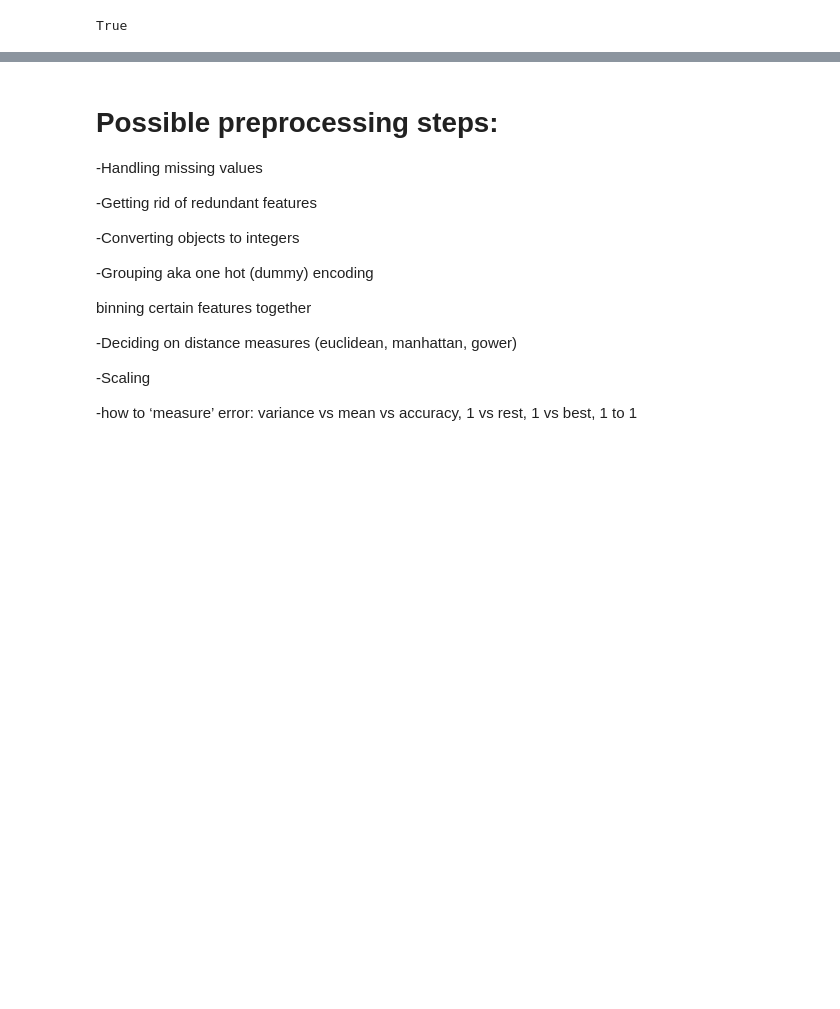
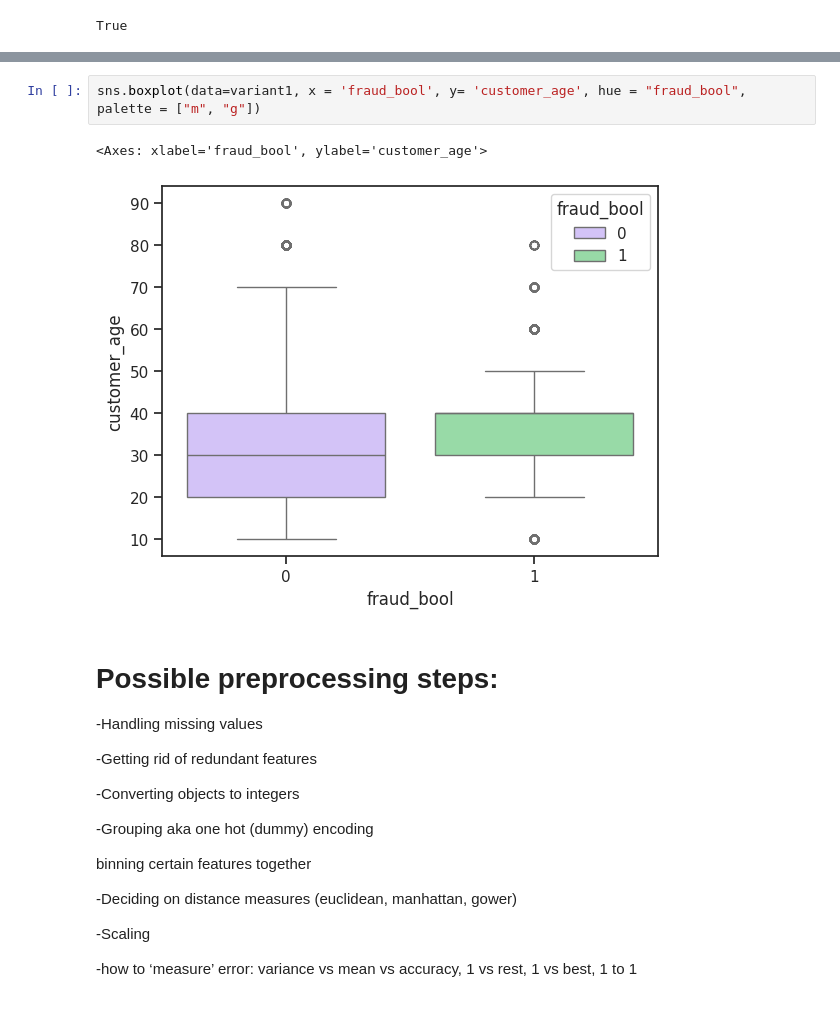
Before and after one commit to MDankloff/Cluster-Bias-Disco, a Jupyter notebook: BAF_exploratory.ipynb, the cells around one changed output, grey strips where cells are left out. Cells and saved outputs as stored; diff of their text form; blank space fills up the shorter version.

```diff
--- a/BAF_exploratory.ipynb
+++ b/BAF_exploratory.ipynb
@@ -92,3 +193,8 @@ True
+# %%
+sns.boxplot(data=variant1, x = 'fraud_bool', y= 'customer_age', hue = "fraud_bool", palette = ["m", "g"])
+# %% [output]
+<Axes: xlabel='fraud_bool', ylabel='customer_age'>
+[figure, added]
 # %% [markdown]
 # **Possible preprocessing steps:**
 
```
Also changed, not shown: parts of 16 cells of this notebook.
